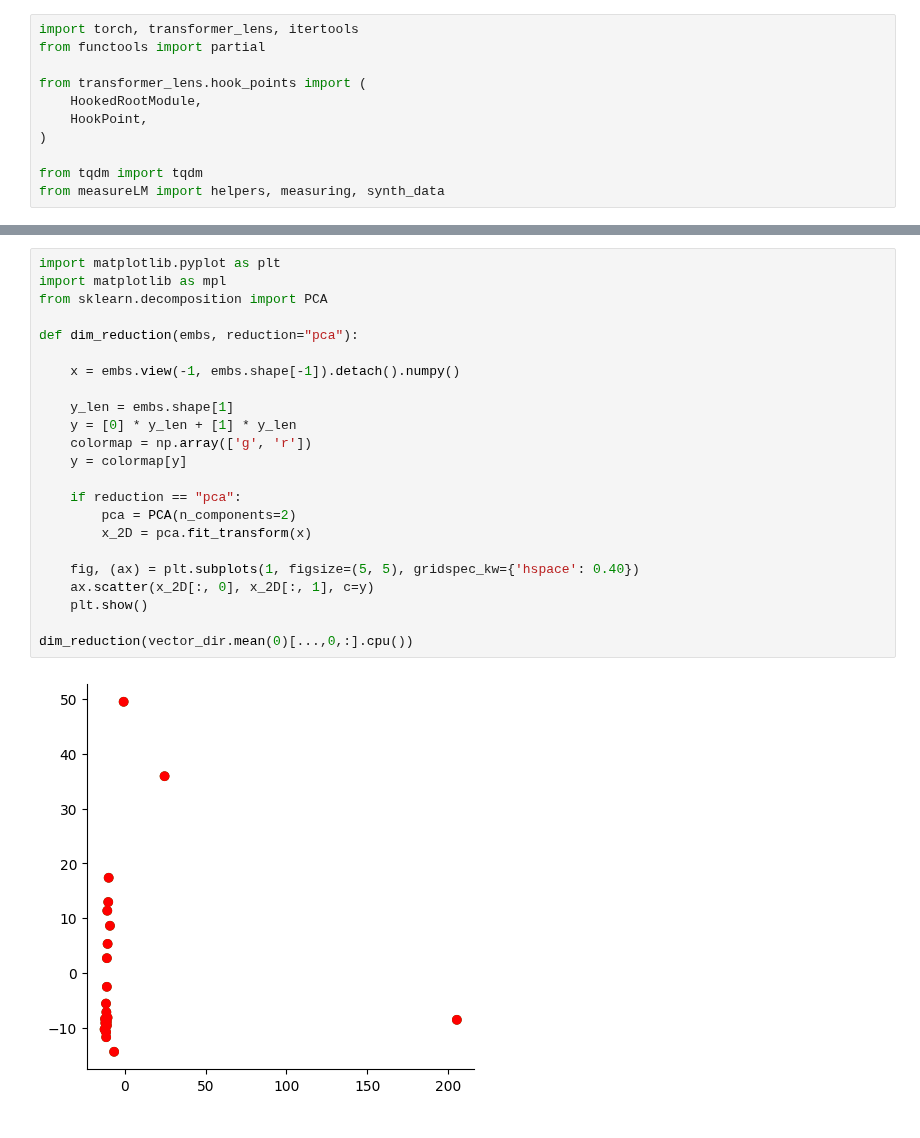
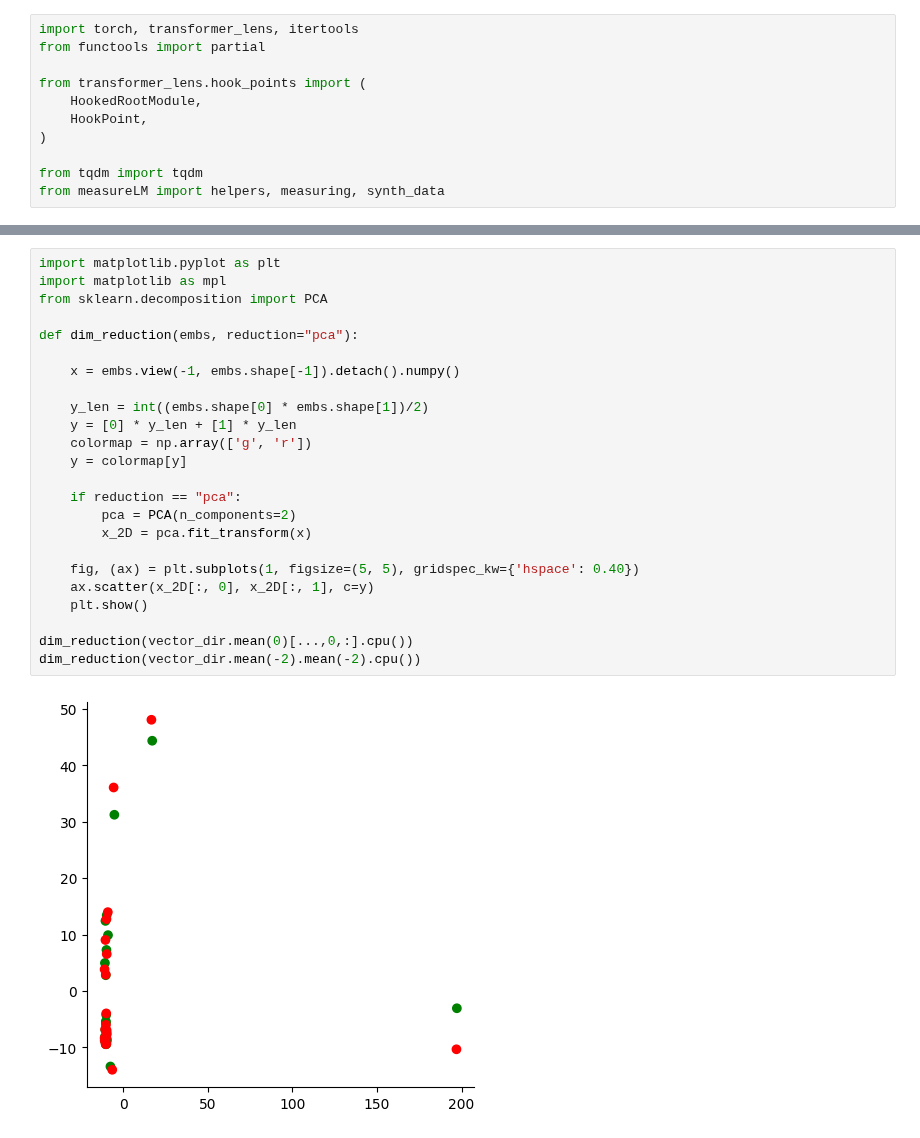
Before and after one commit to kdu4108/measureLM, a Jupyter notebook: notebooks/activation patching/activation patching.ipynb, the cells around one changed output, grey strips where cells are left out. Drawn from its saved outputs; the diff is of its cells as text.

```diff
--- a/notebooks/activation patching/activation patching.ipynb
+++ b/notebooks/activation patching/activation patching.ipynb
@@ -148,25 +175,26 @@ tensor([1.2912, 1.3323])
-# %%
-import matplotlib.pyplot as plt
-import matplotlib as mpl
-from sklearn.decomposition import PCA
-
-def dim_reduction(embs, reduction="pca"):
-
-    x = embs.view(-1, embs.shape[-1]).detach().numpy()
-
-    y_len = embs.shape[1]
-    y = [0] * y_len + [1] * y_len
-    colormap = np.array(['g', 'r'])
-    y = colormap[y]
-
-    if reduction == "pca":
-        pca = PCA(n_components=2)
-        x_2D = pca.fit_transform(x)
-
-    fig, (ax) = plt.subplots(1, figsize=(5, 5), gridspec_kw={'hspace': 0.40})
-    ax.scatter(x_2D[:, 0], x_2D[:, 1], c=y)
-    plt.show()
-
-dim_reduction(vector_dir.mean(0)[...,0,:].cpu())
-# %% [output]
-[figure, removed]
+# %%
+import matplotlib.pyplot as plt
+import matplotlib as mpl
+from sklearn.decomposition import PCA
+
+def dim_reduction(embs, reduction="pca"):
+
+    x = embs.view(-1, embs.shape[-1]).detach().numpy()
+
+    y_len = int((embs.shape[0] * embs.shape[1])/2)
+    y = [0] * y_len + [1] * y_len
+    colormap = np.array(['g', 'r'])
+    y = colormap[y]
+
+    if reduction == "pca":
+        pca = PCA(n_components=2)
+        x_2D = pca.fit_transform(x)
+
+    fig, (ax) = plt.subplots(1, figsize=(5, 5), gridspec_kw={'hspace': 0.40})
+    ax.scatter(x_2D[:, 0], x_2D[:, 1], c=y)
+    plt.show()
+
+dim_reduction(vector_dir.mean(0)[...,0,:].cpu())
+dim_reduction(vector_dir.mean(-2).mean(-2).cpu())
+# %% [output]
+[figure, added]
```
Also changed, not shown: parts of 12 cells of this notebook, 3 other files.
